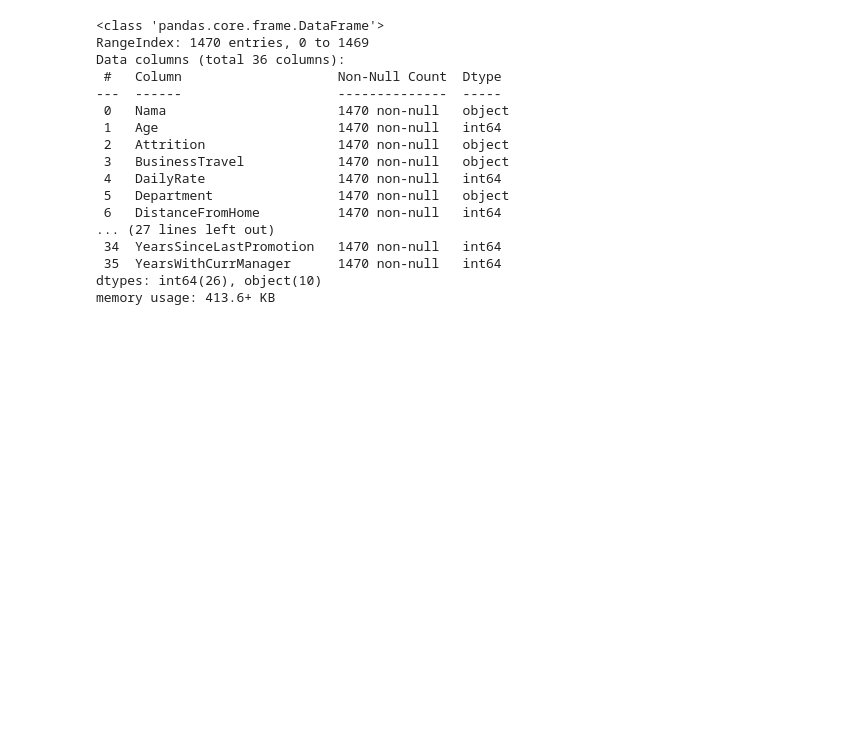
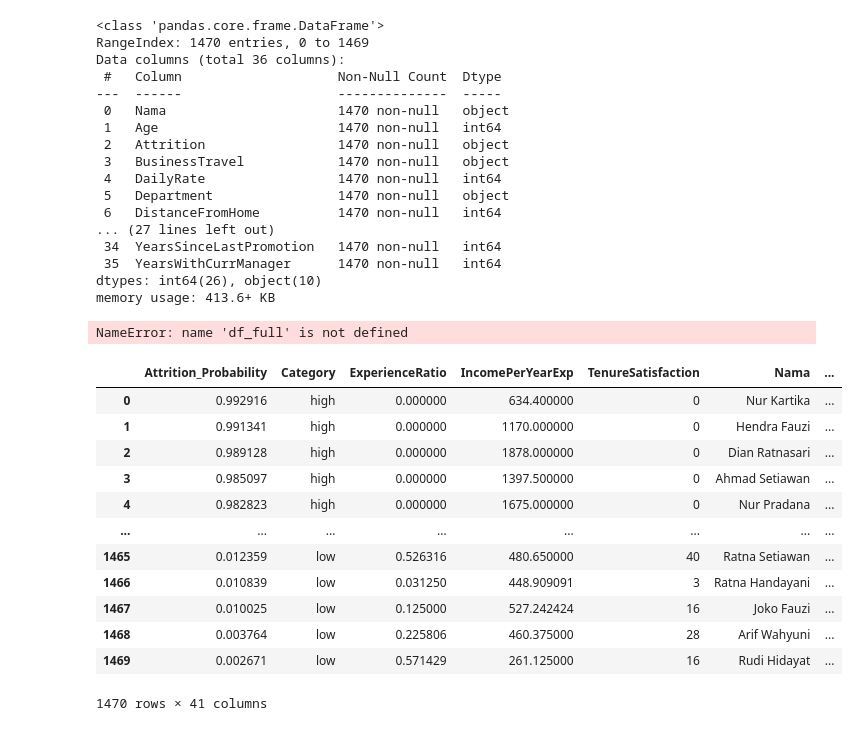
Before and after one commit to gibranariq/Final-Project-Rakamin-Men-United, a Jupyter notebook: dashboard/test.ipynb, the cells around one changed output. Drawn from its saved outputs; the diff is of its cells as text; code cells hidden in the pictures; blank space fills up the shorter version.

```diff
--- a/dashboard/test.ipynb
+++ b/dashboard/test.ipynb
@@ -151,4 +151,24 @@ Data columns (total 36 columns):
 dtypes: int64(26), object(10)
 memory usage: 413.6+ KB
 # %%
-df_full.to_csv('ibm_with_names.csv', index=False)
+df_full.to_csv('data_default/ibm_with_names.csv', index=False)
+# %% [output]
+NameError: name 'df_full' is not defined
+# %%
+import pandas as pd
+df = pd.read_csv('data_default/ibm_full.csv')
+df
+# %% [output]
+|  | Attrition_Probability | Category | ExperienceRatio | IncomePerYearExp | TenureSatisfaction | Nama | ... |
+| 0 | 0.992916 | high | 0.000000 | 634.400000 | 0 | Nur Kartika | ... |
+| 1 | 0.991341 | high | 0.000000 | 1170.000000 | 0 | Hendra Fauzi | ... |
+| 2 | 0.989128 | high | 0.000000 | 1878.000000 | 0 | Dian Ratnasari | ... |
+| 3 | 0.985097 | high | 0.000000 | 1397.500000 | 0 | Ahmad Setiawan | ... |
+| 4 | 0.982823 | high | 0.000000 | 1675.000000 | 0 | Nur Pradana | ... |
+| ... | ... | ... | ... | ... | ... | ... | ... |
+| 1465 | 0.012359 | low | 0.526316 | 480.650000 | 40 | Ratna Setiawan | ... |
+| 1466 | 0.010839 | low | 0.031250 | 448.909091 | 3 | Ratna Handayani | ... |
+| 1467 | 0.010025 | low | 0.125000 | 527.242424 | 16 | Joko Fauzi | ... |
+| 1468 | 0.003764 | low | 0.225806 | 460.375000 | 28 | Arif Wahyuni | ... |
+| 1469 | 0.002671 | low | 0.571429 | 261.125000 | 16 | Rudi Hidayat | ... |
+1470 rows × 41 columns
```
Also changed, not shown: parts of 5 cells of this notebook, 3 other files.
